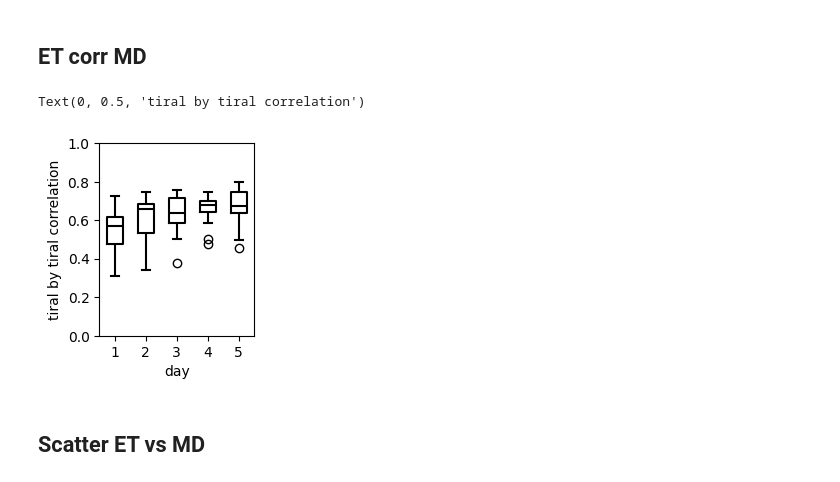
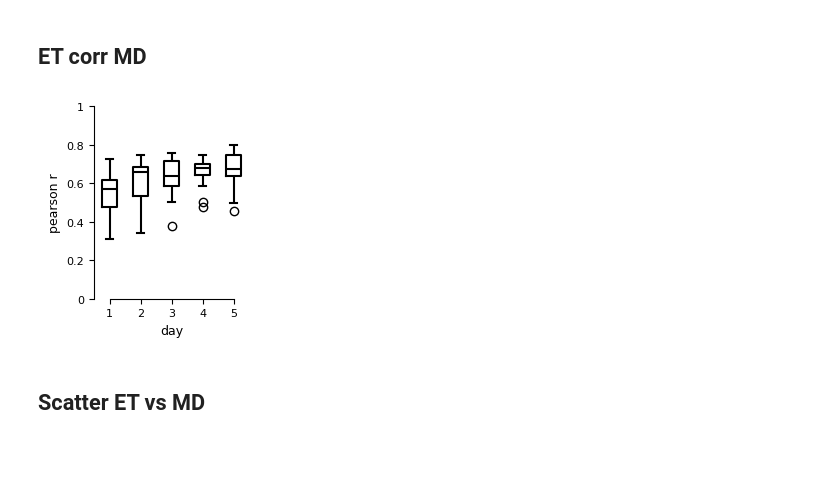
Before and after one commit to alighavam/EFC1, a Jupyter notebook: review_analysis.ipynb, the cells around one changed output. Drawn from its saved outputs; the diff is of its cells as text; code cells hidden in the pictures; blank space fills up the shorter version.

```diff
--- a/review_analysis.ipynb
+++ b/review_analysis.ipynb
@@ -19,6 +20,16 @@ D = pd.read_table('/Users/alighavampour/Desktop/Projects/EFC1/analysis/efc1_all.
 D['ET'] = D['ET'].astype('float64')/1000
 D = D[((D.sess==1) | (D.sess==4)) & (D.trialCorr==1)]
 sn_list = D.sn.unique()
+
+plt.rcParams.update({
+    'font.size': 12,                 # Default text size
+    'axes.titlesize': 12,            # Title size
+    'axes.labelsize': 12,            # Axis label size
+    'xtick.labelsize': 8,           # X-tick label size
+    'ytick.labelsize': 8,           # Y-tick label size
+    'legend.fontsize': 8,           # Legend font size
+    'figure.titlesize': 12           # Figure title size
+})
 
 cmap = plt.get_cmap('Dark2')
 for i, sn in enumerate(sn_list):
@@ -27,5 +38,7 @@ for i, sn in enumerate(sn_list):
     # sns.displot(data=D_sn, x="ET", hue="day", kind="hist")
     sns.displot(data=D_sn, x="ET", hue="sess", kde=True, height=2, palette=[mcolors.to_hex(cmap(0)), mcolors.to_hex(cmap(7))])
     plt.xlabel('ET[s]')
-    plt.savefig(f'/Users/alighavampour/Desktop/Projects/EFC1/figures/efc1_{sn}_ET.pdf')
+    plt.savefig(f'/Users/alighavampour/Desktop/Projects/EFC1/figures/efc1_{sn}_ET.pdf', bbox_inches='tight')
+    if i != 0:
+        plt.close()
 # %% [output]
@@ -149,37 +148,57 @@ D = D[D.trial_correct==1]
 D['ET'] = D['ET']/1000
 sn_list = D['sn'].unique()
 days = D['day'].unique()
 
 df = pd.DataFrame(columns=['sn','rho','day','pval','chords'])
 rho_vec = []
 p_vec = []
 sn_vec = []
 day_vec = []
 chord_vec = []
 for sn in sn_list:
     for day in days:
             D_sn = D[(D['sn'] == sn) & (D['day'] == day)]
             x = D_sn['ET']
             y = D_sn['MD']
             r, p = pearsonr(x, y)
             rho_vec.append(r)
             p_vec.append(p)
             sn_vec.append(sn)
             day_vec.append(day)
 
 df['sn'] = sn_vec
 df['rho'] = rho_vec
 df['day'] = day_vec
 df['pval'] = p_vec
 
+plt.rcParams.update({
+    'font.size': 9,                 # Default text size
+    'axes.titlesize': 9,            # Title size
+    'axes.labelsize': 9,            # Axis label size
+    'xtick.labelsize': 8,           # X-tick label size
+    'ytick.labelsize': 8,           # Y-tick label size
+    'legend.fontsize': 8,           # Legend font size
+    'figure.titlesize': 9           # Figure title size
+})
+
 # box plot of correlation between ET and MD
-ax, fig = plt.subplots(figsize=(2, 2.5))
+fig, ax = plt.subplots(figsize=(2, 2.5))
 sns.boxplot(data=df, x='day', y='rho', width=0.5, fill=False, linewidth=1.5, color='black')
+plt.xlabel('day')
+plt.ylabel('pearson r')
 plt.ylim((0, 1))
-plt.ylabel('tiral by tiral correlation')
+ax.set_yticklabels([0, 0.2, 0.4, 0.6, 0.8, 1])
+
+xlim = ax.get_xlim()
+ylim = ax.get_ylim()
+sns.despine(ax=ax)
+# Set the bounds of the remaining spines to match the data limits
+ax.spines['left'].set_bounds(0, 1)
+ax.spines['bottom'].set_bounds(0, 4)
+plt.savefig('/Users/alighavampour/Desktop/Projects/EFC1/figures/efc2_corr.pdf', bbox_inches='tight')
+plt.show()
 # %% [output]
-Text(0, 0.5, 'tiral by tiral correlation')
-[figure, old version]
+[figure, new version]
 # %% [markdown]
 ## Scatter ET vs MD
 # %%
```
Also changed, not shown: parts of 23 cells of this notebook.
